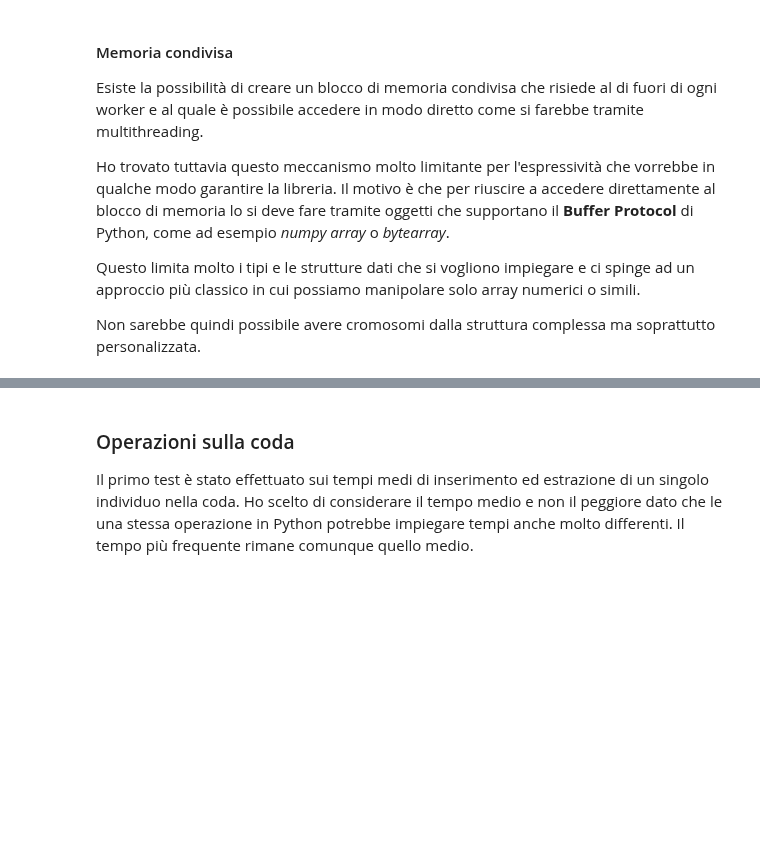
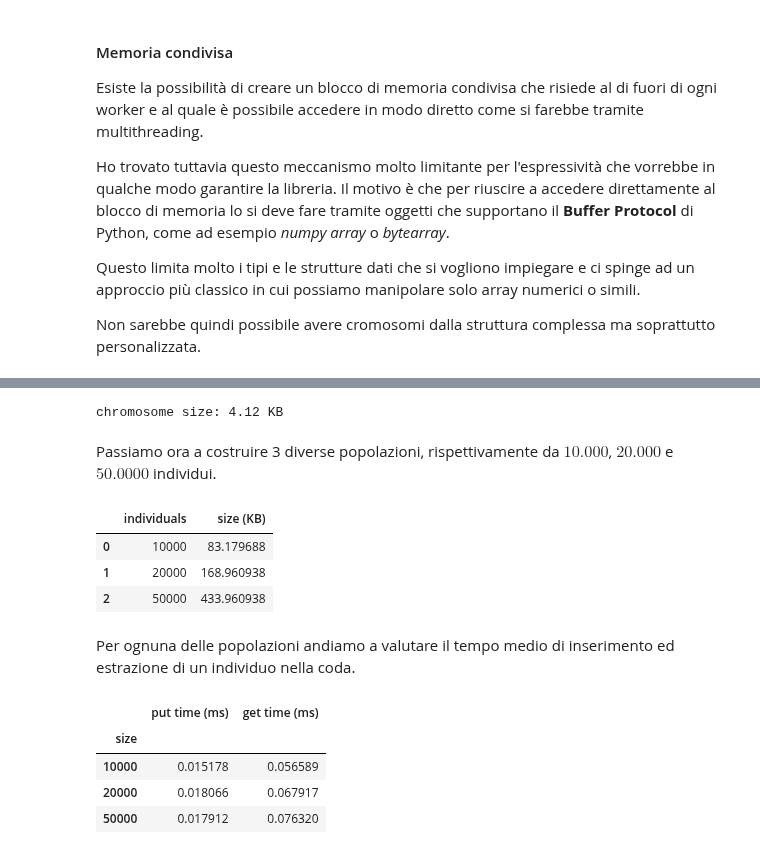
Before and after one commit to FedericoBustaffa/thesis, a Jupyter notebook: src/notebook.ipynb, the cells around one changed output, grey strips where cells are left out. Saved outputs shown, nothing was run; the diff lists cells and outputs as text; code cells hidden in the pictures; blank space fills up the shorter version.

```diff
--- a/src/notebook.ipynb
+++ b/src/notebook.ipynb
@@ -158,10 +122,62 @@ $50.0000$ individui, tutti identificati da cromosomi composti da $500$ interi.
-# %% [markdown]
-### Operazioni sulla coda
-
-Il primo test è stato effettuato sui tempi medi
-di inserimento ed estrazione di un singolo
-individuo nella coda. Ho scelto di considerare il
-tempo medio e non il peggiore dato che le una
-stessa operazione in Python potrebbe impiegare
-tempi anche molto differenti. Il tempo più
-frequente rimane comunque quello medio.
+# %%
+import sys
+
+# chromosome length
+chromosome = [i for i in range(500)]
+print(f"chromosome size: {sys.getsizeof(chromosome) / 1024.0:.2f} KB")
+# %% [output]
+chromosome size: 4.12 KB
+# %% [markdown]
+Passiamo ora a costruire 3 diverse popolazioni, rispettivamente da $10.000$,
+$20.000$ e $50.0000$ individui.
+# %%
+import pandas as pd
+
+population_sizes = [10000, 20000, 50000]
+populations = [[chromosome for _ in range(size)] for size in population_sizes]
+
+populations_df = {
+    "individuals": [size for size in population_sizes],
+    "size (KB)": [sys.getsizeof(pop) / 1024.0 for pop in populations],
+}
+
+populations_df = pd.DataFrame(populations_df)
+populations_df
+# %% [output]
+|  | individuals | size (KB) |
+| 0 | 10000 | 83.179688 |
+| 1 | 20000 | 168.960938 |
+| 2 | 50000 | 433.960938 |
+# %% [markdown]
+Per ognuna delle popolazioni andiamo a valutare il tempo medio di inserimento
+ed estrazione di un individuo nella coda.
+# %%
+import multiprocessing as mp
+import time
+
+import pandas as pd
+
+dfs = []
+
+buffer = mp.Queue()
+single_timings = {"size": [], "put time (ms)": [], "get time (ms)": []}
+for p, size in zip(populations, population_sizes):
+    for _ in range(size):
+        start = time.perf_counter()
+        buffer.put(chromosome)
+        put_end = time.perf_counter()
+        buffer.get()
+        get_end = time.perf_counter()
+
+        single_timings["size"].append(size)
+        single_timings["put time (ms)"].append((put_end - start) * 1000.0)
+        single_timings["get time (ms)"].append((get_end - put_end) * 1000.0)
+
+single_timings = pd.DataFrame(single_timings)
+single_timings.groupby("size").mean()
+# %% [output]
+|  | put time (ms) | get time (ms) |
+| size |  |  |
+| 10000 | 0.015178 | 0.056589 |
+| 20000 | 0.018066 | 0.067917 |
+| 50000 | 0.017912 | 0.076320 |
```
Also changed, not shown: parts of 15 cells of this notebook, 1 other file.
